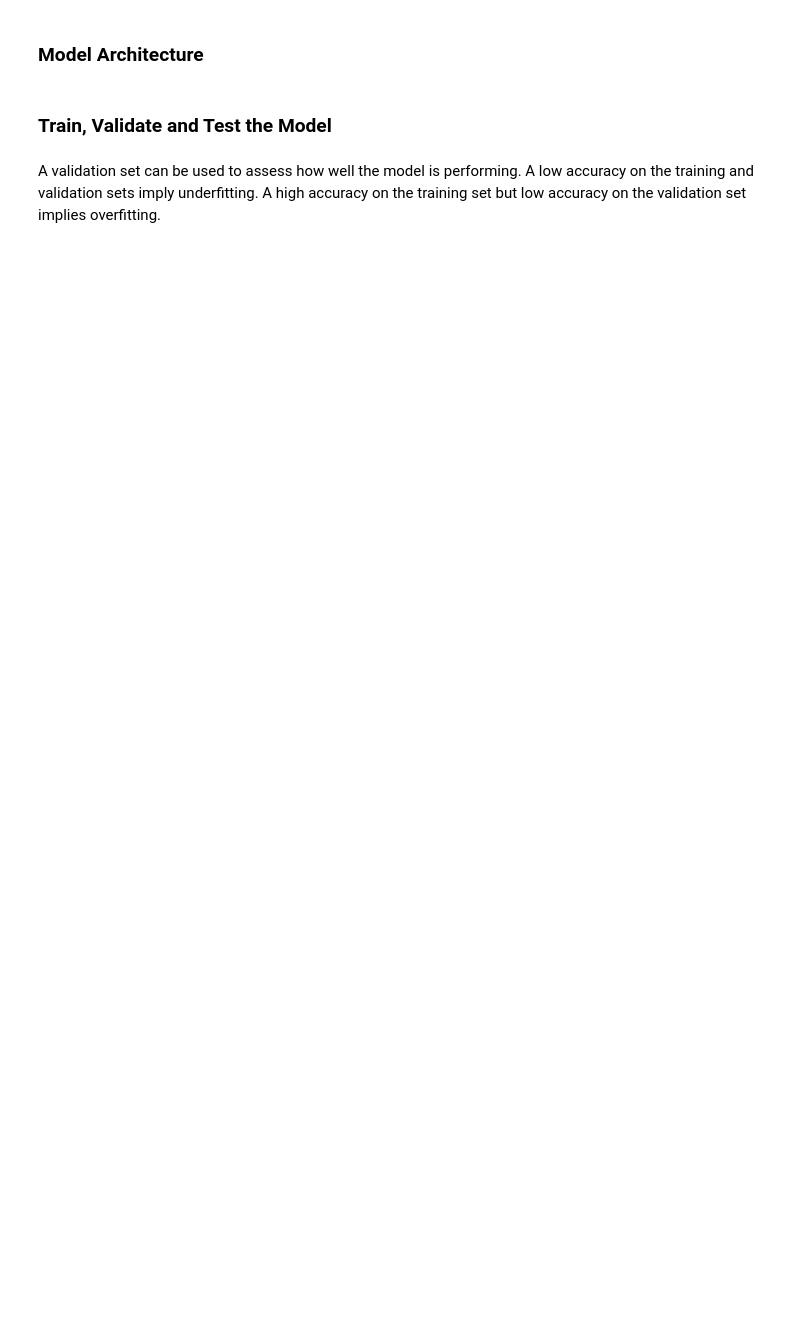
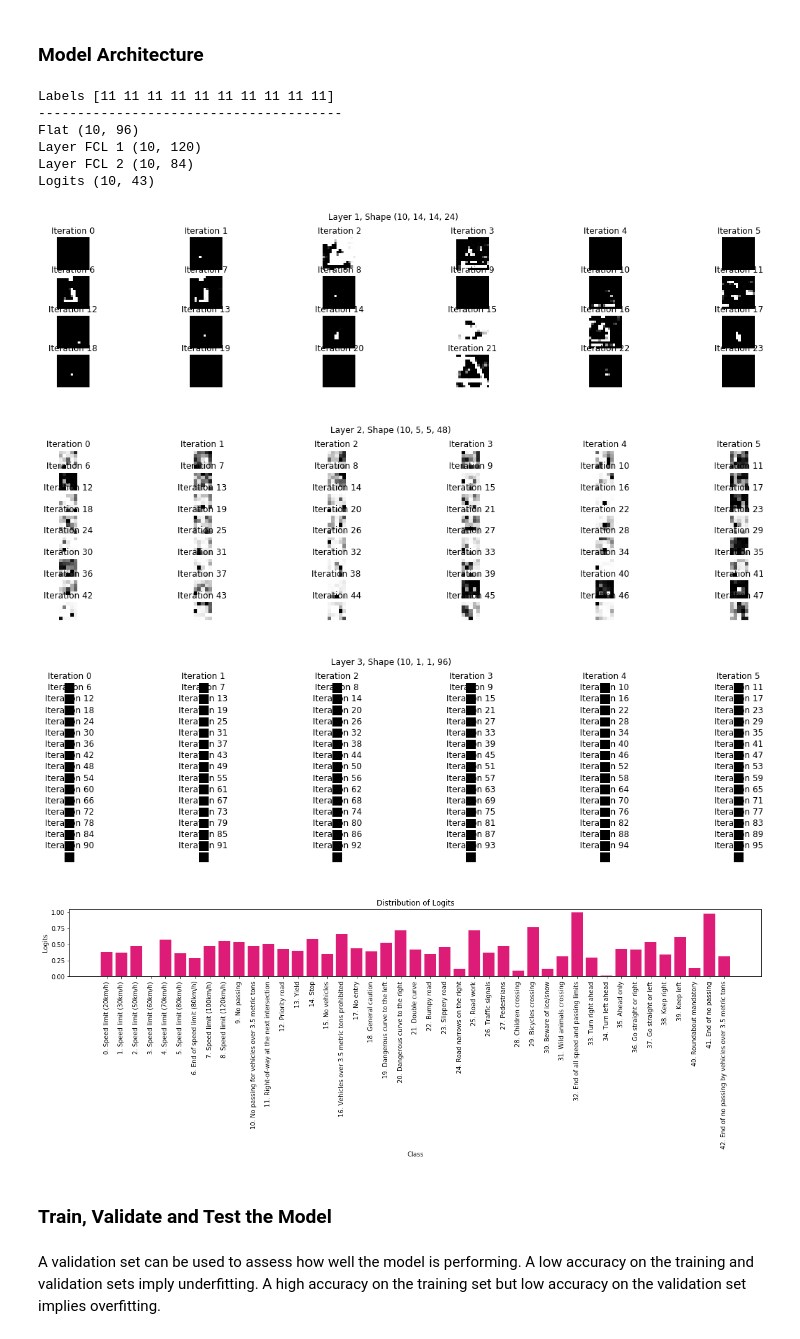
Before and after one commit to dmytronasyrov/CarND-Traffic-Sign-Classifier-Project, a Jupyter notebook: Traffic_Sign_Classifier.ipynb, the cells around one changed output. Drawn from its saved outputs; the diff is of its cells as text; code cells hidden in the pictures; blank space fills up the shorter version.

```diff
--- a/Traffic_Sign_Classifier.ipynb
+++ b/Traffic_Sign_Classifier.ipynb
@@ -588,38 +623,47 @@ def op_correct(logits, one_hot):
 def op_accuracy(correct_pred):
     return tf.reduce_mean(tf.cast(correct_pred, tf.float32))
 # %%
-# slice_len = 10
-# X_dataset = X_train[:slice_len]
-# Y_dataset = y_train[:slice_len]
-# display_images(X_dataset[:10], 6)
-# print("Labels", Y_dataset)
-# print("---------------------------------------")
+slice_len = 10
+X_dataset, y_dataset = shuffle(X_train[:slice_len], y_train[:slice_len])
+print("Labels", y_dataset)
+print("---------------------------------------")
 
-# logits = LeNet(n_classes)#, X_dataset)
-# one_hot_y = op_one_hot(n_classes)
-# cross_entropy = op_entropy(one_hot_y, logits)
-# loss = op_loss(cross_entropy)
-# training_operation = op_training(loss)
-# # correct_prediction = op_correct(logits, one_hot_y)
-# # accuracy_operation = op_accuracy(correct_prediction)
+logits = LeNet(X_dataset, y_dataset)
+one_hot_y = op_one_hot(classes_in_train)
+cross_entropy = op_entropy(one_hot_y, logits)
+loss = op_loss(cross_entropy)
+training_operation = op_training(loss)
+correct_prediction = op_correct(logits, one_hot_y)
+accuracy_operation = op_accuracy(correct_prediction)
 
-# with tf.Session() as sess:
-#     sess.run(tf.global_variables_initializer())
+with tf.Session() as sess:
+    sess.run(tf.global_variables_initializer())
 
-# #     res = sess.run(one_hot_y, feed_dict = {x: X_dataset, y: Y_dataset})
-# #     draw_one_hot(res, classes)
+#     res = sess.run(one_hot_y, feed_dict = {x: X_dataset, y: Y_dataset, keep_prob: 0.95})
+#     draw_one_hot(res, classes)
 
-# #     res = sess.run(cross_entropy, feed_dict = {x: X_dataset, y: Y_dataset})
-# #     print("ENTROPY", res)
+#     res = sess.run(cross_entropy, feed_dict = {x: X_dataset, y: y_dataset, keep_prob: 0.95})
+#     print("ENTROPY", res)
 
-# #     res = sess.run(loss, feed_dict = {x: X_dataset, y: Y_dataset})
-# #     print("LOSS", res)
+#     res = sess.run(loss, feed_dict = {x: X_dataset, y: y_dataset, keep_prob: 0.95})
+#     print("LOSS", res)
 
-#     sess.run(training_operation, feed_dict = {x: X_dataset, y: Y_dataset})
+    sess.run(training_operation, feed_dict = {x: X_dataset, y: y_dataset, keep_prob: 0.95})
 
-# #     res = sess.run(correct_prediction, feed_dict = {x: X_dataset, y: Y_dataset})
-# #     print("CORRECT", res)
+#     res = sess.run(correct_prediction, feed_dict = {x: X_dataset, y: y_dataset, keep_prob: 0.95})
+#     print("CORRECT", res)
 
-# #     res = sess.run(accuracy_operation, feed_dict = {x: X_dataset, y: Y_dataset})
-# #     print("ACCURACY", res)
+#     res = sess.run(accuracy_operation, feed_dict = {x: X_dataset, y: y_dataset, keep_prob: 0.95})
+#     print("ACCURACY", res)
+# %% [output]
+Labels [11 11 11 11 11 11 11 11 11 11]
+---------------------------------------
+Flat (10, 96)
+Layer FCL 1 (10, 120)
+Layer FCL 2 (10, 84)
+Logits (10, 43)
+[figure, added]
+[figure, added]
+[figure, added]
+[figure, added]
 # %%
```
Also changed, not shown: parts of 11 cells of this notebook, 4 other files.
